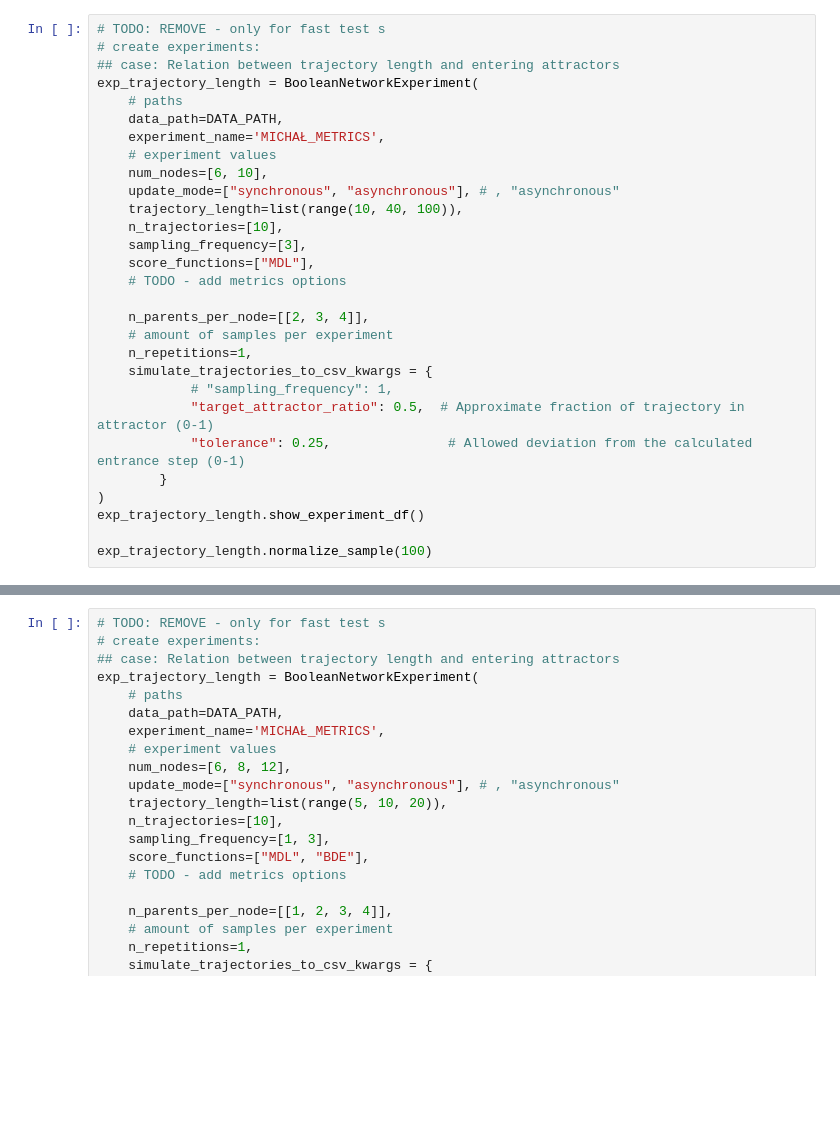
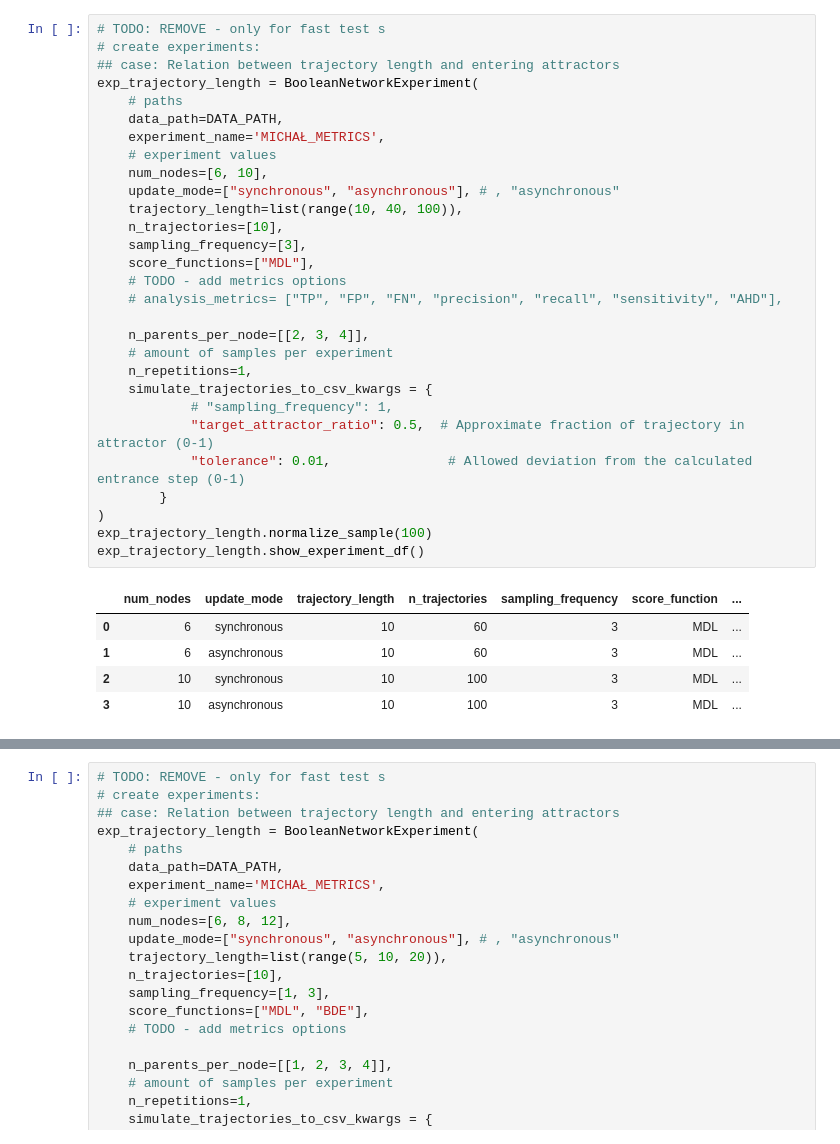
Before and after one commit to maxi7524/SAD2_final_project, a Jupyter notebook: notebooks/test_notebook.ipynb, the cells around one changed output, grey strips where cells are left out. Drawn from its saved outputs; the diff is of its cells as text; blank space fills up the shorter version.

```diff
--- a/notebooks/test_notebook.ipynb
+++ b/notebooks/test_notebook.ipynb
@@ -31,32 +31,38 @@ DATA_PATH = Path('data')
 # %%
 # TODO: REMOVE - only for fast test s
 # create experiments:
 ## case: Relation between trajectory length and entering attractors
 exp_trajectory_length = BooleanNetworkExperiment(
     # paths
     data_path=DATA_PATH,
     experiment_name='MICHAŁ_METRICS',
     # experiment values
     num_nodes=[6, 10],
     update_mode=["synchronous", "asynchronous"], # , "asynchronous"
     trajectory_length=list(range(10, 40, 100)),
     n_trajectories=[10],
     sampling_frequency=[3],
     score_functions=["MDL"],
     # TODO - add metrics options
+    # analysis_metrics= ["TP", "FP", "FN", "precision", "recall", "sensitivity", "AHD"],
 
     n_parents_per_node=[[2, 3, 4]],
     # amount of samples per experiment
     n_repetitions=1,
     simulate_trajectories_to_csv_kwargs = {
             # "sampling_frequency": 1,
             "target_attractor_ratio": 0.5,  # Approximate fraction of trajectory in attractor (0-1)
-            "tolerance": 0.25,               # Allowed deviation from the calculated entrance step (0-1)
+            "tolerance": 0.01,               # Allowed deviation from the calculated entrance step (0-1)
         }
 )
+exp_trajectory_length.normalize_sample(100)
 exp_trajectory_length.show_experiment_df()
-
-exp_trajectory_length.normalize_sample(100)
+# %% [output]
+|  | num_nodes | update_mode | trajectory_length | n_trajectories | sampling_frequency | score_function | ... |
+| 0 | 6 | synchronous | 10 | 60 | 3 | MDL | ... |
+| 1 | 6 | asynchronous | 10 | 60 | 3 | MDL | ... |
+| 2 | 10 | synchronous | 10 | 100 | 3 | MDL | ... |
+| 3 | 10 | asynchronous | 10 | 100 | 3 | MDL | ... |
 # %%
 # Uruchomienie pełnego eksperymentu (test całego pipeline'u)
 exp_trajectory_length.run_experiment(n_jobs=1)
```
Also changed, not shown: parts of 3 cells of this notebook, 3 other files.
